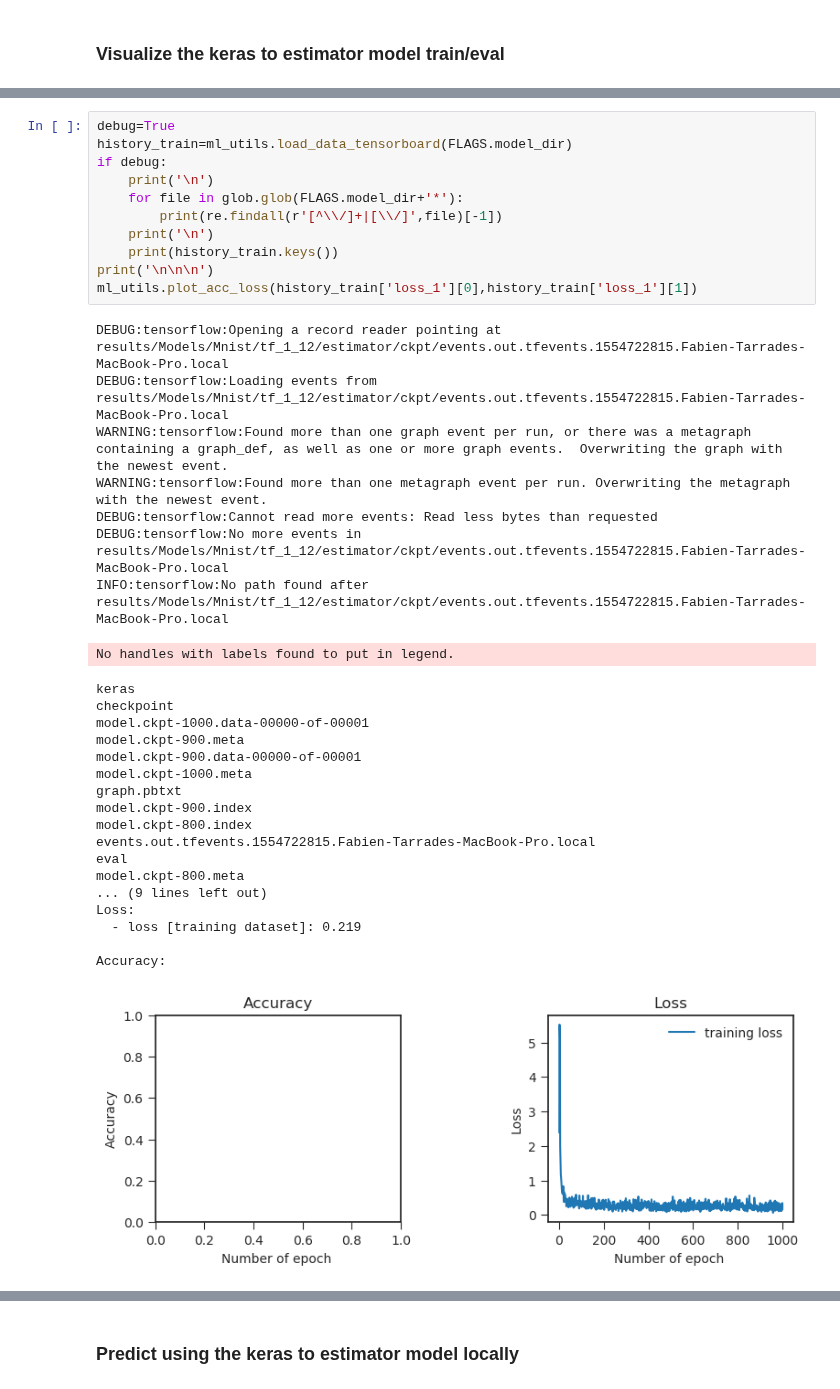
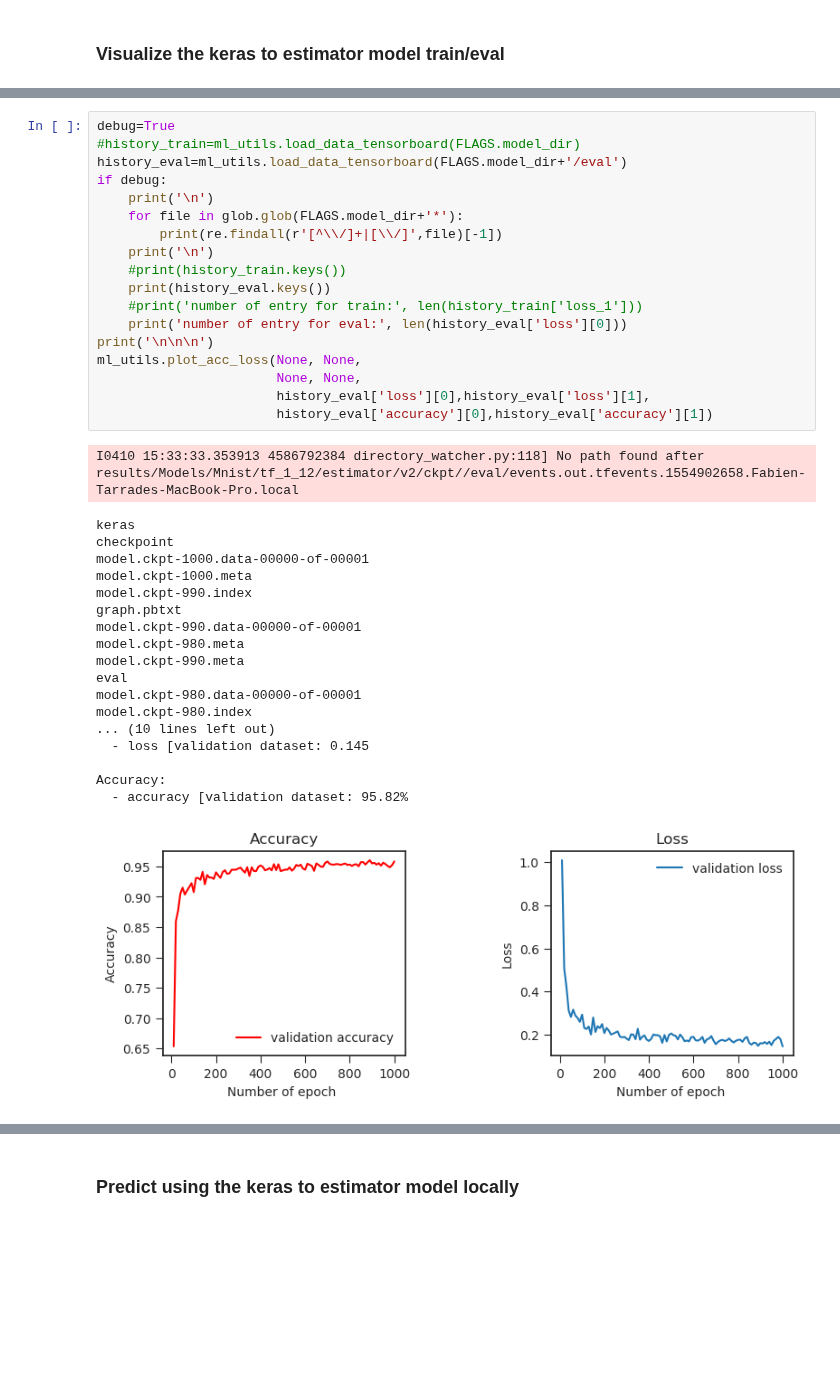
Before and after one commit to tarrade/proj_DL_models_and_pipelines_with_GCP, a Jupyter notebook: notebook/TF_2.0/08-Mnist_keras_estimator.ipynb, the cells around one changed output, grey strips where cells are left out. Drawn from its saved outputs; the diff is of its cells as text; blank space fills up the shorter version.

```diff
--- a/notebook/TF_2.0/08-Mnist_keras_estimator.ipynb
+++ b/notebook/TF_2.0/08-Mnist_keras_estimator.ipynb
@@ -571,38 +690,38 @@ metric
 # %%
 debug=True
-history_train=ml_utils.load_data_tensorboard(FLAGS.model_dir)
+#history_train=ml_utils.load_data_tensorboard(FLAGS.model_dir)
+history_eval=ml_utils.load_data_tensorboard(FLAGS.model_dir+'/eval')
 if debug:
     print('\n')
     for file in glob.glob(FLAGS.model_dir+'*'):
         print(re.findall(r'[^\\/]+|[\\/]',file)[-1])
     print('\n')
-    print(history_train.keys())
+    #print(history_train.keys())
+    print(history_eval.keys())
+    #print('number of entry for train:', len(history_train['loss_1']))
+    print('number of entry for eval:', len(history_eval['loss'][0]))
 print('\n\n\n')
-ml_utils.plot_acc_loss(history_train['loss_1'][0],history_train['loss_1'][1])
+ml_utils.plot_acc_loss(None, None,
+                       None, None,
+                       history_eval['loss'][0],history_eval['loss'][1],
+                       history_eval['accuracy'][0],history_eval['accuracy'][1])
 # %% [output]
-DEBUG:tensorflow:Opening a record reader pointing at results/Models/Mnist/tf_1_12/estimator/ckpt/events.out.tfevents.1554722815.Fabien-Tarrades-MacBook-Pro.local
-DEBUG:tensorflow:Loading events from results/Models/Mnist/tf_1_12/estimator/ckpt/events.out.tfevents.1554722815.Fabien-Tarrades-MacBook-Pro.local
-WARNING:tensorflow:Found more than one graph event per run, or there was a metagraph containing a graph_def, as well as one or more graph events.  Overwriting the graph with the newest event.
-WARNING:tensorflow:Found more than one metagraph event per run. Overwriting the metagraph with the newest event.
-DEBUG:tensorflow:Cannot read more events: Read less bytes than requested
-DEBUG:tensorflow:No more events in results/Models/Mnist/tf_1_12/estimator/ckpt/events.out.tfevents.1554722815.Fabien-Tarrades-MacBook-Pro.local
-INFO:tensorflow:No path found after results/Models/Mnist/tf_1_12/estimator/ckpt/events.out.tfevents.1554722815.Fabien-Tarrades-MacBook-Pro.local
+I0410 15:33:33.353913 4586792384 directory_watcher.py:118] No path found after results/Models/Mnist/tf_1_12/estimator/v2/ckpt//eval/events.out.tfevents.1554902658.Fabien-Tarrades-MacBook-Pro.local
-No handles with labels found to put in legend.
+keras
+checkpoint
+model.ckpt-1000.data-00000-of-00001
+model.ckpt-1000.meta
+model.ckpt-990.index
+graph.pbtxt
+model.ckpt-990.data-00000-of-00001
+model.ckpt-980.meta
+model.ckpt-990.meta
+eval
+model.ckpt-980.data-00000-of-00001
+model.ckpt-980.index
+... (10 lines left out)
+  - loss [validation dataset: 0.145
+
+Accuracy:
+  - accuracy [validation dataset: 95.82%
-keras
-checkpoint
-model.ckpt-1000.data-00000-of-00001
-model.ckpt-900.meta
-model.ckpt-900.data-00000-of-00001
-model.ckpt-1000.meta
-graph.pbtxt
-model.ckpt-900.index
-model.ckpt-800.index
-events.out.tfevents.1554722815.Fabien-Tarrades-MacBook-Pro.local
-eval
-model.ckpt-800.meta
-... (9 lines left out)
-Loss:
-  - loss [training dataset]: 0.219
-
-Accuracy:
-[figure, old version]
+[figure, new version]
```
Also changed, not shown: parts of 32 cells of this notebook, 5 other files.
